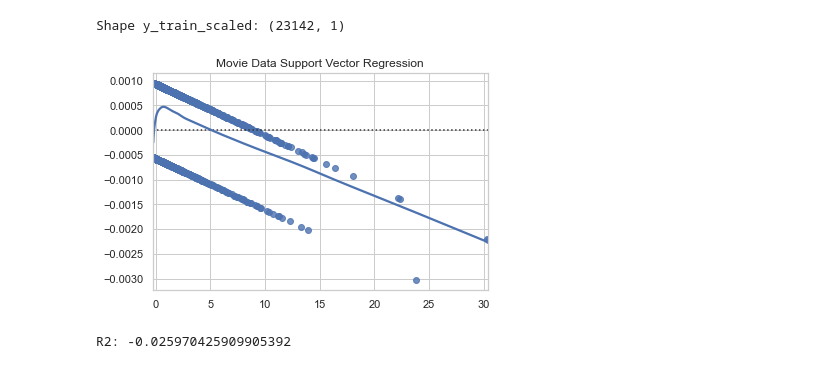
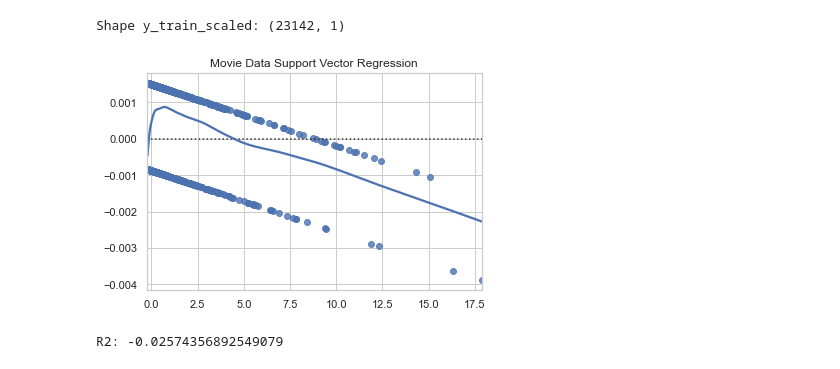
Before and after one commit to eliot1335/Final-Project, a Jupyter notebook: Models_Cora_SVM.ipynb, the cells around one changed output. Saved outputs shown, nothing was run; the diff lists cells and outputs as text; code cells hidden in the pictures.

```diff
--- a/Models_Cora_SVM.ipynb
+++ b/Models_Cora_SVM.ipynb
@@ -125,21 +125,21 @@ Shape y_train_scaled: (23142, 1)
 # %%
 #Create a Support Vector Regressor Model
 from sklearn.svm import SVR
 model = SVR(kernel='linear')
-model.fit(X_train_scaled, y_train_scaled)
+model.fit(X_test_scaled, y_test_scaled)
 
 import seaborn as sns
 sns.set_theme(style="whitegrid")
 
-predictions = model.predict(X_train_scaled)
-x = y_train_scaled
+predictions = model.predict(X_test_scaled)
+x = y_test_scaled
 y = predictions
 
 sns.residplot(x=x, y=y, lowess=True, color="b")
 plt.title("Movie Data Support Vector Regression")
 plt.savefig("Images/svr_cora.jpg")
 # %% [output]
-[figure, old version]
+[figure, new version]
 # %%
 #Calculate R2
 from sklearn.metrics import mean_squared_error
@@ -147,6 +147,6 @@ predictions = model.predict(X_test_scaled)
 r2 = model.score(X_test_scaled, y_test_scaled)
 print(f"R2: {r2}")
 # %% [output]
-R2: -0.025970425909905392
+R2: -0.02574356892549079
 # %%
 #Conclusion: The low value of R2 demonstrate that the data does not fit this regression model very well. Another model should be attempted.
```
Also changed, not shown: 9 other files.
